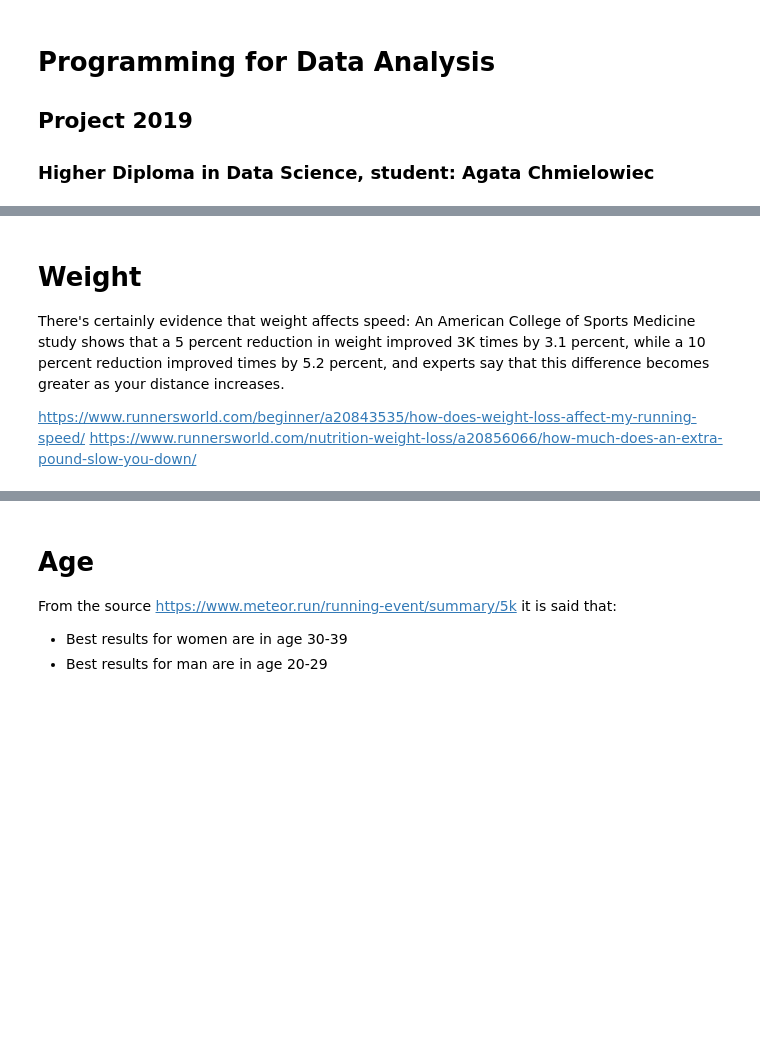
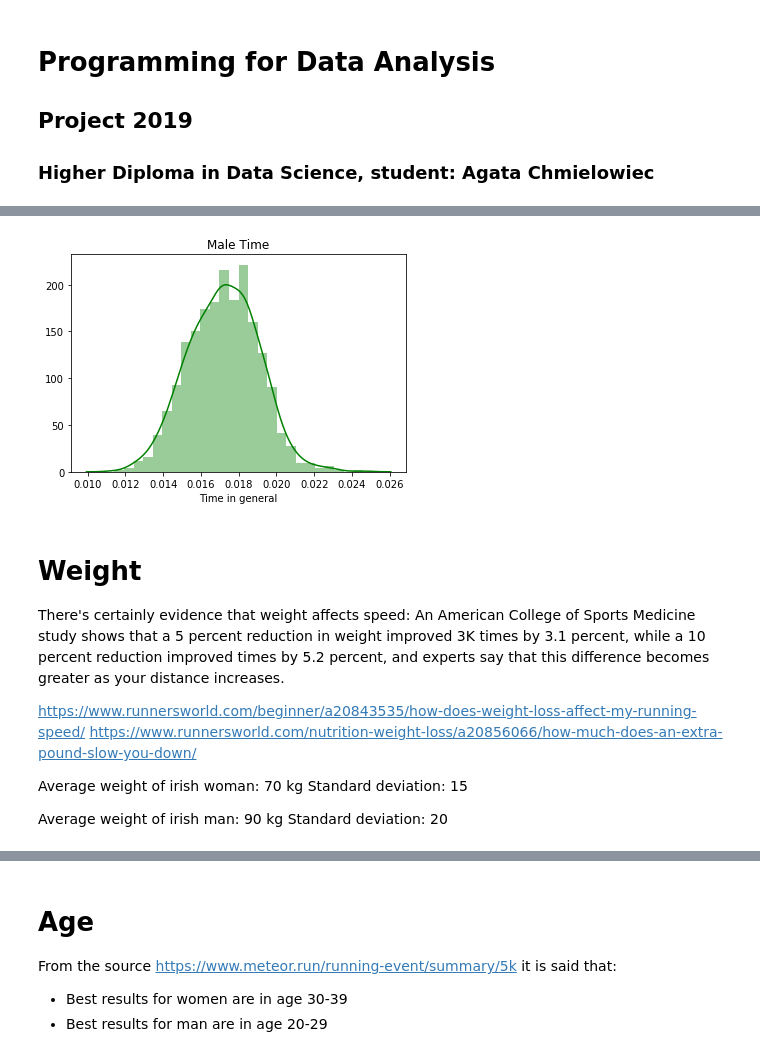
Before and after one commit to kmieluu/Project_2019, a Jupyter notebook: Untitled.ipynb, the cells around one changed output, grey strips where cells are left out. Cells and saved outputs as stored; diff of their text form; code cells hidden in the pictures; blank space fills up the shorter version.

```diff
--- a/Untitled.ipynb
+++ b/Untitled.ipynb
@@ -43,6 +85,21 @@ I got 1000 best times from Run in the Durk website, where most of
+# %%
+maletime = pd.DataFrame(np.random.normal(0.017124605, 0.001831687, 1000))  # male: mean is 00:24:40 and standard deviation 0.001831687
+sns.distplot(maletime, color= 'green')
+plt.title('Male Time')
+plt.xlabel('Time in general')
+plt.show()
+maletime.columns = ['time']
+# %% [output]
+[figure, added]
 # %% [markdown]
 # Weight
 There's certainly evidence that weight affects speed: An American College of Sports Medicine study shows that a 5 percent reduction in weight improved 3K times by 3.1 percent, while a 10 percent reduction improved times by 5.2 percent, and experts say that this difference becomes greater as your distance increases.
 
 https://www.runnersworld.com/beginner/a20843535/how-does-weight-loss-affect-my-running-speed/
 https://www.runnersworld.com/nutrition-weight-loss/a20856066/how-much-does-an-extra-pound-slow-you-down/
+
+Average weight of irish woman: 70 kg
+Standard deviation: 15
+
+Average weight of irish man: 90 kg
+Standard deviation: 20
```
Also changed, not shown: parts of 15 cells of this notebook.
